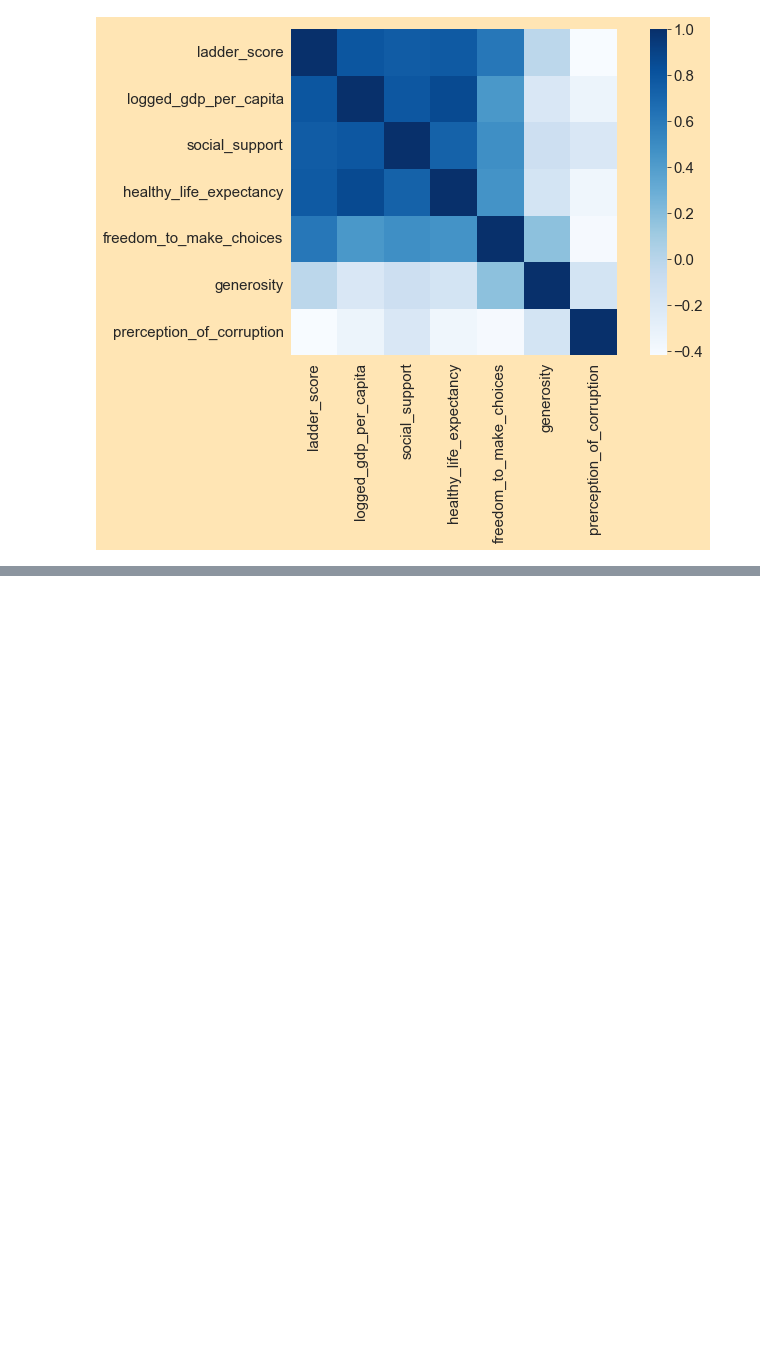
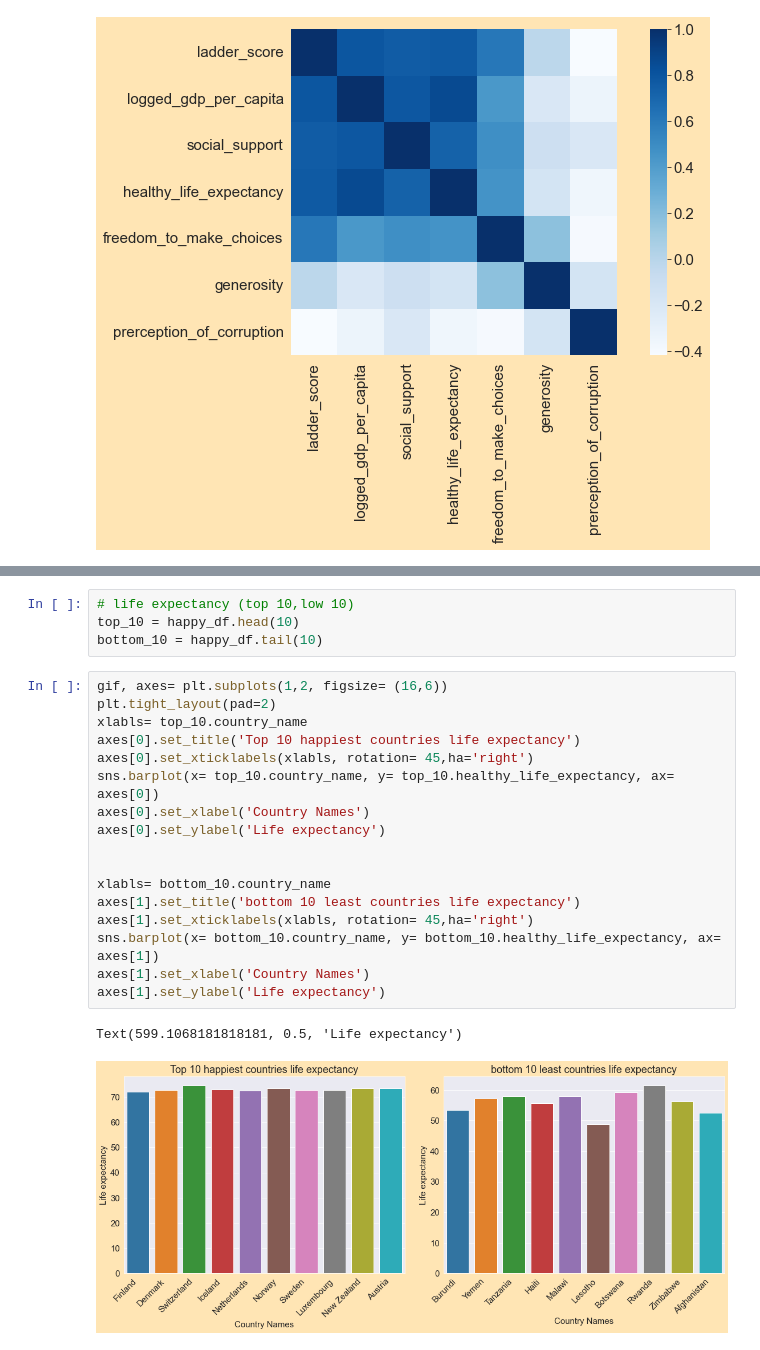
Before and after one commit to Rishiraj-singh7/World-Happiness-Report-, a Jupyter notebook: main.ipynb, the cells around one changed output, grey strips where cells are left out. Saved outputs shown, nothing was run; the diff lists cells and outputs as text; blank space fills up the shorter version.

```diff
--- a/main.ipynb
+++ b/main.ipynb
@@ -195,0 +223,24 @@ Deprecated in NumPy 1.20; for more details and guidance: https://numpy.org/devdo
+# %%
+# life expectancy (top 10,low 10)
+top_10 = happy_df.head(10)
+bottom_10 = happy_df.tail(10)
+# %%
+gif, axes= plt.subplots(1,2, figsize= (16,6))
+plt.tight_layout(pad=2)
+xlabls= top_10.country_name
+axes[0].set_title('Top 10 happiest countries life expectancy')
+axes[0].set_xticklabels(xlabls, rotation= 45,ha='right')
+sns.barplot(x= top_10.country_name, y= top_10.healthy_life_expectancy, ax= axes[0])
+axes[0].set_xlabel('Country Names')
+axes[0].set_ylabel('Life expectancy')
+
+
+xlabls= bottom_10.country_name
+axes[1].set_title('bottom 10 least countries life expectancy')
+axes[1].set_xticklabels(xlabls, rotation= 45,ha='right')
+sns.barplot(x= bottom_10.country_name, y= bottom_10.healthy_life_expectancy, ax= axes[1])
+axes[1].set_xlabel('Country Names')
+axes[1].set_ylabel('Life expectancy')
+# %% [output]
+Text(599.1068181818181, 0.5, 'Life expectancy')
+[figure, added]
```
Also changed, not shown: parts of 4 cells of this notebook.
